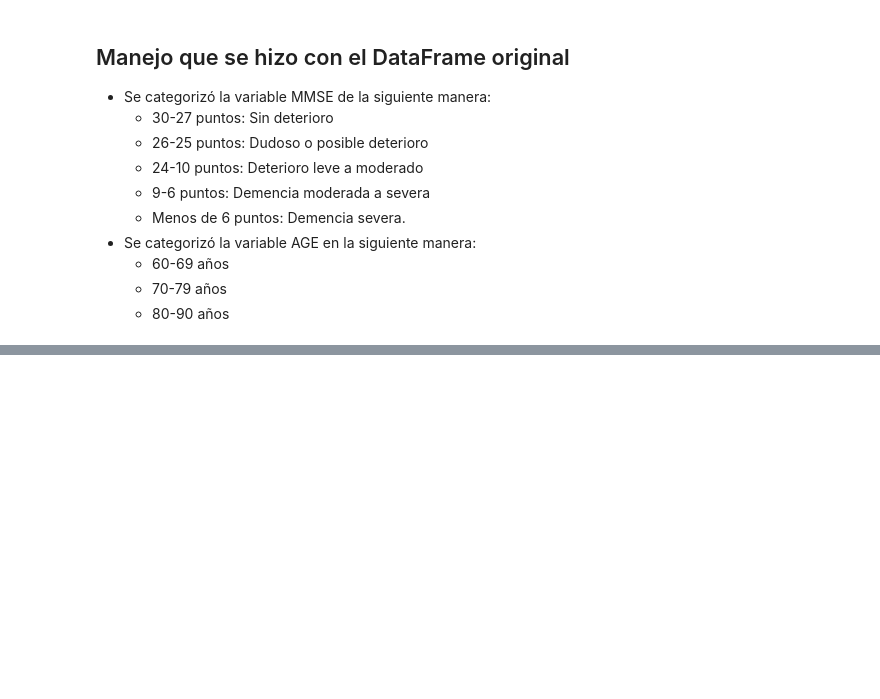
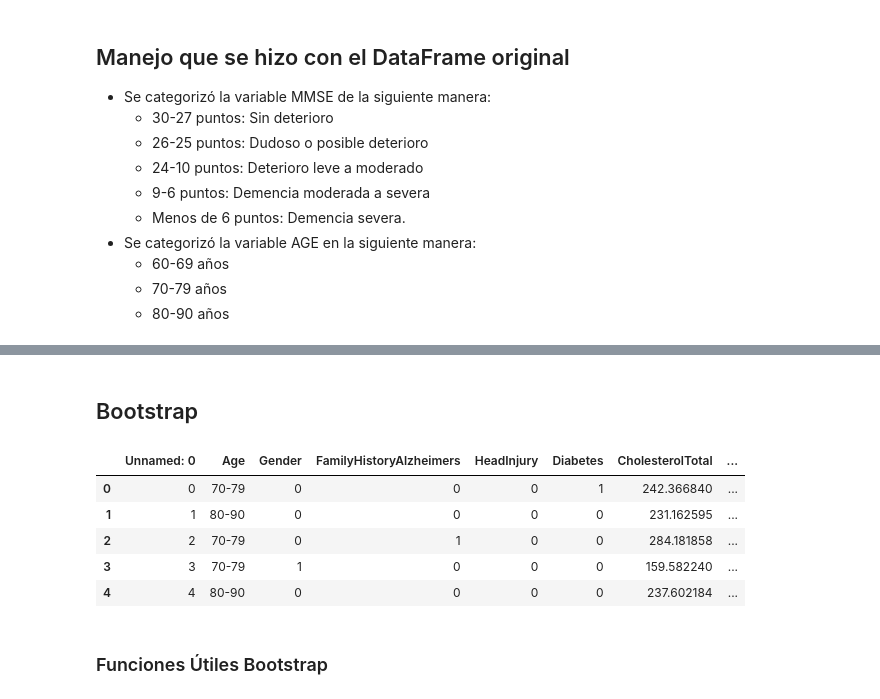
Before and after one commit to Bioestadistica-2025-2/Proyecto-Final, a Jupyter notebook: final_code.ipynb, the cells around one changed output, grey strips where cells are left out. Saved outputs shown, nothing was run; the diff lists cells and outputs as text; code cells hidden in the pictures; blank space fills up the shorter version.

```diff
--- a/final_code.ipynb
+++ b/final_code.ipynb
@@ -99,0 +111,14 @@ Name: count, dtype: int64
+# %% [markdown]
+## Bootstrap
+# %%
+df = pd.read_csv("Base_buena.csv")
+df.head()
+# %% [output]
+|  | Unnamed: 0 | Age | Gender | FamilyHistoryAlzheimers | HeadInjury | Diabetes | CholesterolTotal | ... |
+| 0 | 0 | 70-79 | 0 | 0 | 0 | 1 | 242.366840 | ... |
+| 1 | 1 | 80-90 | 0 | 0 | 0 | 0 | 231.162595 | ... |
+| 2 | 2 | 70-79 | 0 | 1 | 0 | 0 | 284.181858 | ... |
+| 3 | 3 | 70-79 | 1 | 0 | 0 | 0 | 159.582240 | ... |
+| 4 | 4 | 80-90 | 0 | 0 | 0 | 0 | 237.602184 | ... |
+# %% [markdown]
+### Funciones Útiles Bootstrap
```
Also changed, not shown: parts of 7 cells of this notebook, 1 other file.
